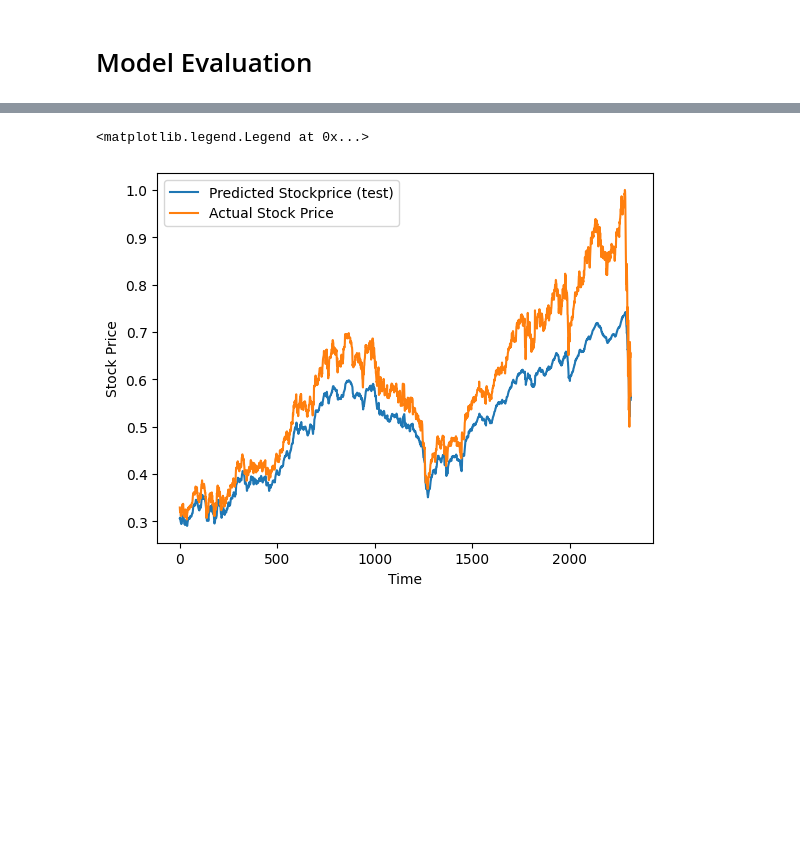
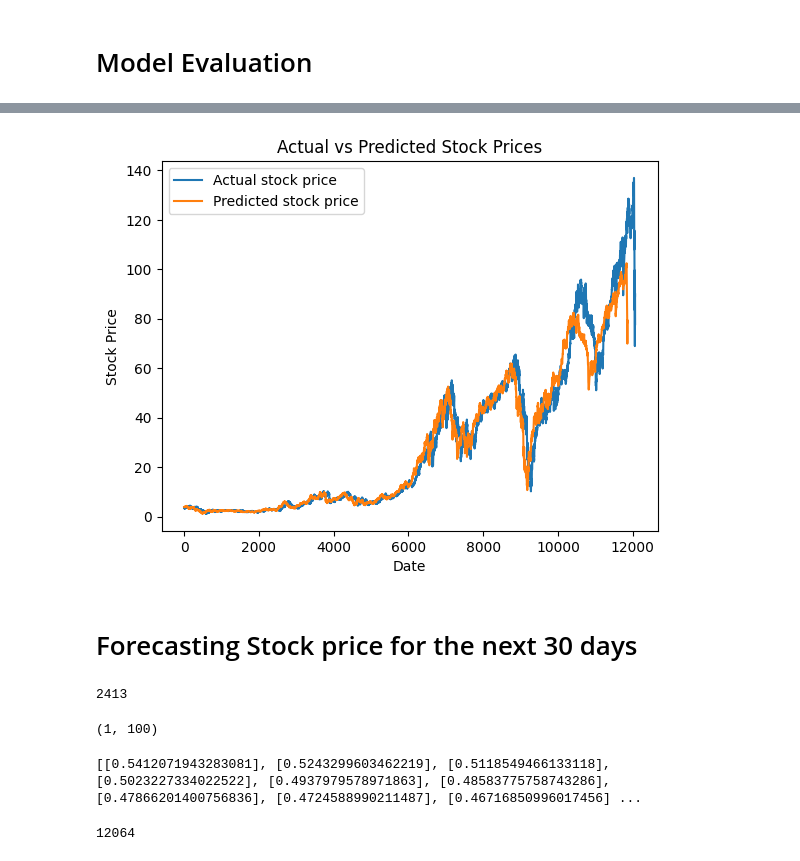
Before and after one commit to commitit/Stock-Prediction, a Jupyter notebook: stock_predictionv3.ipynb, the cells around one changed output, grey strips where cells are left out. Saved outputs shown, nothing was run; the diff lists cells and outputs as text; code cells hidden in the pictures; blank space fills up the shorter version.

```diff
--- a/stock_predictionv3.ipynb
+++ b/stock_predictionv3.ipynb
@@ -356,21 +350,21 @@ plt.legend(["Predicted Stockprice (train)", "Actual Stock Price"])
-# %%
-#Visualize actual stockprice and predicted strockprice (test)
-plt.plot(test_pred)
-plt.plot(y_test)
-
-plt.xlabel('Time')
-plt.ylabel('Stock Price')
-plt.legend(["Predicted Stockprice (test)", "Actual Stock Price"])
-# %% [output]
-<matplotlib.legend.Legend at 0x...>
-[figure, removed]
-# %%
-#We have to do an inverse transform (before we concatenate array with 0)
-train_pred = np.c_[train_pred, np.zeros(train_pred.shape)]
-test_pred = np.c_[test_pred, np.zeros(test_pred.shape)]
-# %%
-#invert prediction
-train_pred = scaler.inverse_transform(train_pred)
-train_pred = [x[0] for x in train_pred]
-test_pred = scaler.inverse_transform(test_pred)
-test_pred = [x[0] for x in test_pred]
+# %%
+#appending train and test pred
+test = np.vstack((train_pred, test_pred))
+# %%
+#Combining the predicted data to create uniform data visualization
+plt.plot(scaler.inverse_transform(df1), label = "Actual stock price")
+plt.plot(test, label = "Predicted stock price")
+
+plt.xlabel('Date')
+plt.ylabel('Stock Price')
+plt.title('Actual vs Predicted Stock Prices')
+plt.legend()
+plt.show()
+# %% [output]
+[figure, added]
+# %% [markdown]
+# Forecasting Stock price for the next 30 days
+# %%
+len(test_data)
+# %% [output]
+2413
@@ -376,0 +378,4 @@ test_pred = [x[0] for x in test_pred]
+# %%
+fut_inp.shape
+# %% [output]
+(1, 100)
@@ -376,0 +385,32 @@ test_pred = [x[0] for x in test_pred]
+# %%
+#Predicting next 30 days price suing the current data
+#It will predict in sliding window manner (algorithm) with stride 1
+lst_output=[]
+n_steps=100
+i=0
+while(i<30):
+
+    if(len(tmp_inp)>100):
+        fut_inp = np.array(tmp_inp[1:])
+        fut_inp=fut_inp.reshape(1,-1)
+        fut_inp = fut_inp.reshape((1, n_steps, 1))
+        yhat = model.predict(fut_inp, verbose=0)
+        tmp_inp.extend(yhat[0].tolist())
+        tmp_inp = tmp_inp[1:]
+        lst_output.extend(yhat.tolist())
+        i=i+1
+    else:
+        fut_inp = fut_inp.reshape((1, n_steps,1))
+        yhat = model.predict(fut_inp, verbose=0)
+        tmp_inp.extend(yhat[0].tolist())
+        lst_output.extend(yhat.tolist())
+        i=i+1
+
+
+print(lst_output)
+# %% [output]
+[[0.5412071943283081], [0.5243299603462219], [0.5118549466133118], [0.5023227334022522], [0.4937979578971863], [0.48583775758743286], [0.47866201400756836], [0.4724588990211487], [0.46716850996017456] ...
+# %%
+len(df1)
+# %% [output]
+12064
```
Also changed, not shown: parts of 53 cells of this notebook.
